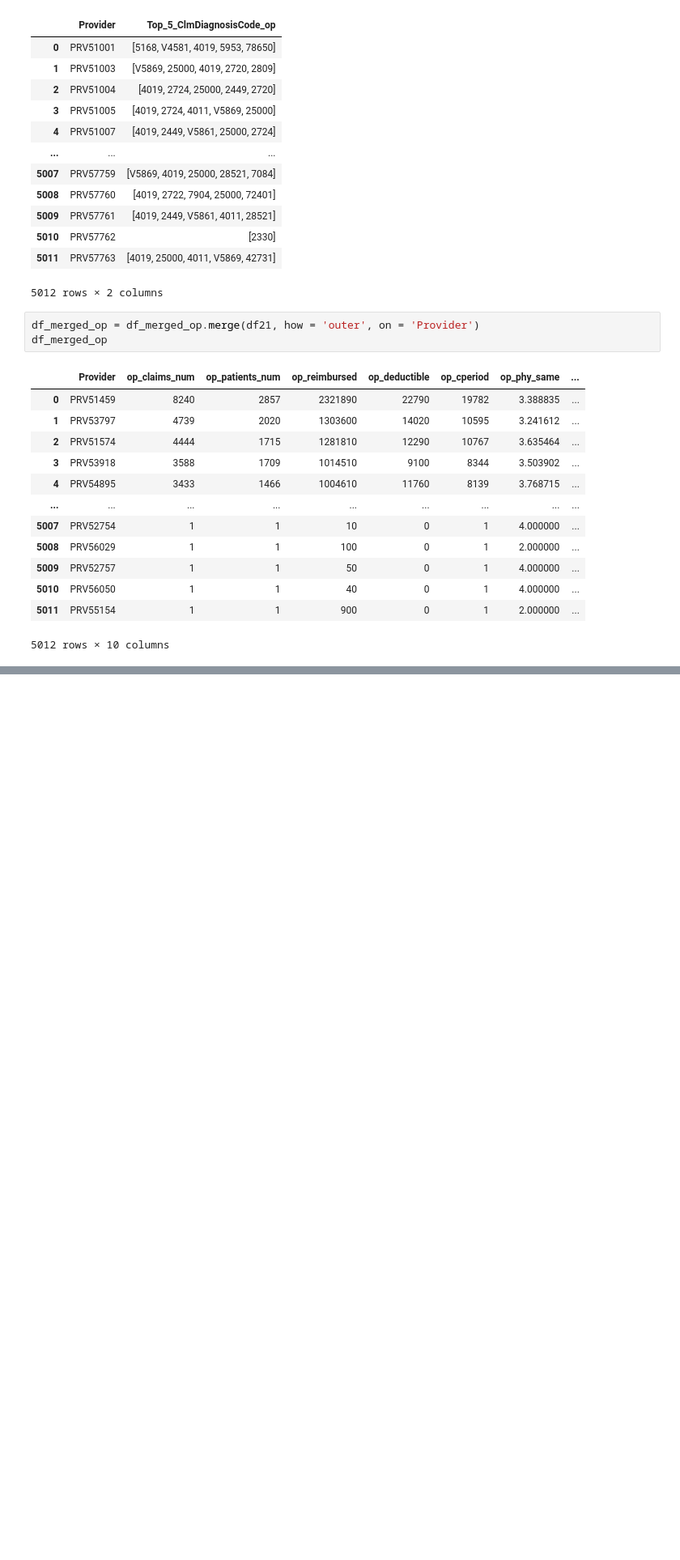
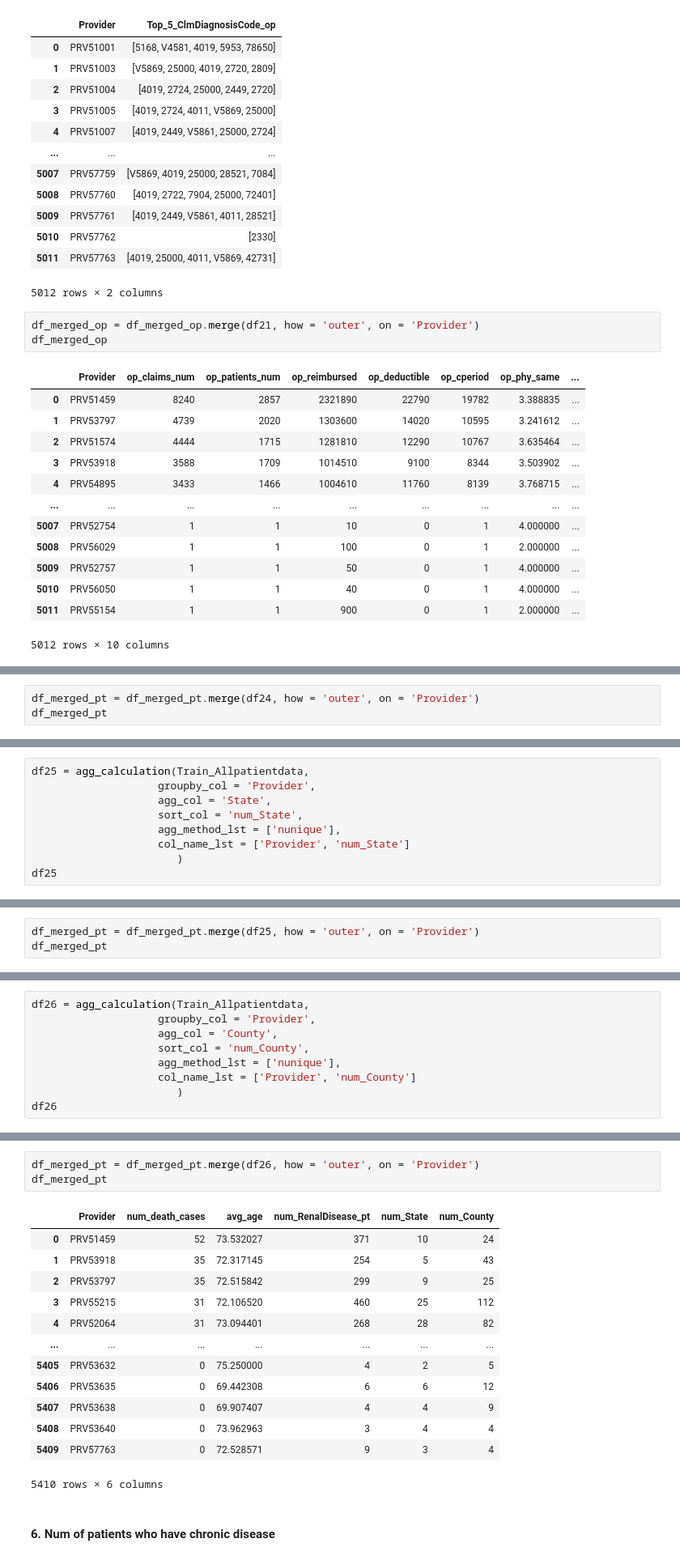
Before and after one commit to yingliu1206/Fraud-detection-In-Health-Care, a Jupyter notebook: code_v2.ipynb, the cells around one changed output, grey strips where cells are left out. Shown at 81% size. Cells and saved outputs as stored; diff of their text form; blank space fills up the shorter version.

```diff
--- a/code_v2.ipynb
+++ b/code_v2.ipynb
@@ -828,0 +960,3 @@ df_merged_op
+# %%
+df_merged_pt = df_merged_pt.merge(df24, how = 'outer', on = 'Provider')
+df_merged_pt
@@ -828,0 +979,9 @@ df_merged_op
+# %%
+df25 = agg_calculation(Train_Allpatientdata,
+                    groupby_col = 'Provider',
+                    agg_col = 'State',
+                    sort_col = 'num_State',
+                    agg_method_lst = ['nunique'],
+                    col_name_lst = ['Provider', 'num_State']
+                       )
+df25
@@ -828,0 +1002,3 @@ df_merged_op
+# %%
+df_merged_pt = df_merged_pt.merge(df25, how = 'outer', on = 'Provider')
+df_merged_pt
@@ -828,0 +1021,9 @@ df_merged_op
+# %%
+df26 = agg_calculation(Train_Allpatientdata,
+                    groupby_col = 'Provider',
+                    agg_col = 'County',
+                    sort_col = 'num_County',
+                    agg_method_lst = ['nunique'],
+                    col_name_lst = ['Provider', 'num_County']
+                       )
+df26
@@ -828,0 +1044,19 @@ df_merged_op
+# %%
+df_merged_pt = df_merged_pt.merge(df26, how = 'outer', on = 'Provider')
+df_merged_pt
+# %% [output]
+|  | Provider | num_death_cases | avg_age | num_RenalDisease_pt | num_State | num_County |
+| 0 | PRV51459 | 52 | 73.532027 | 371 | 10 | 24 |
+| 1 | PRV53918 | 35 | 72.317145 | 254 | 5 | 43 |
+| 2 | PRV53797 | 35 | 72.515842 | 299 | 9 | 25 |
+| 3 | PRV55215 | 31 | 72.106520 | 460 | 25 | 112 |
+| 4 | PRV52064 | 31 | 73.094401 | 268 | 28 | 82 |
+| ... | ... | ... | ... | ... | ... | ... |
+| 5405 | PRV53632 | 0 | 75.250000 | 4 | 2 | 5 |
+| 5406 | PRV53635 | 0 | 69.442308 | 6 | 6 | 12 |
+| 5407 | PRV53638 | 0 | 69.907407 | 4 | 4 | 9 |
+| 5408 | PRV53640 | 0 | 73.962963 | 3 | 4 | 4 |
+| 5409 | PRV57763 | 0 | 72.528571 | 9 | 3 | 4 |
+5410 rows × 6 columns
+# %% [markdown]
+#### 6. Num of patients who have chronic disease
```
Also changed, not shown: parts of 20 cells of this notebook.
